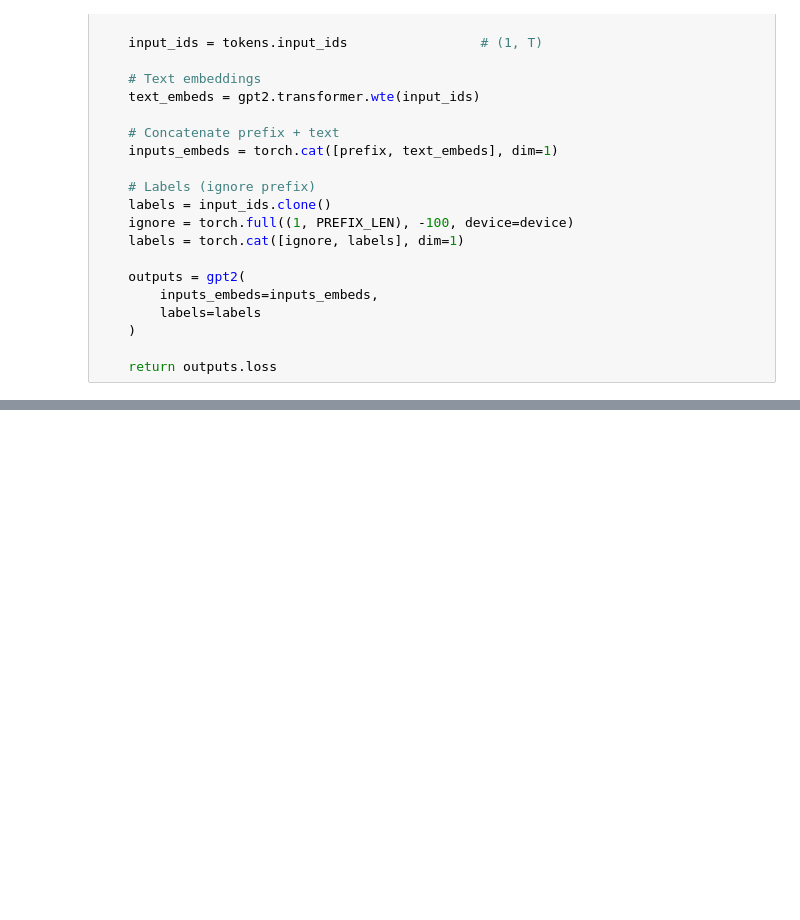
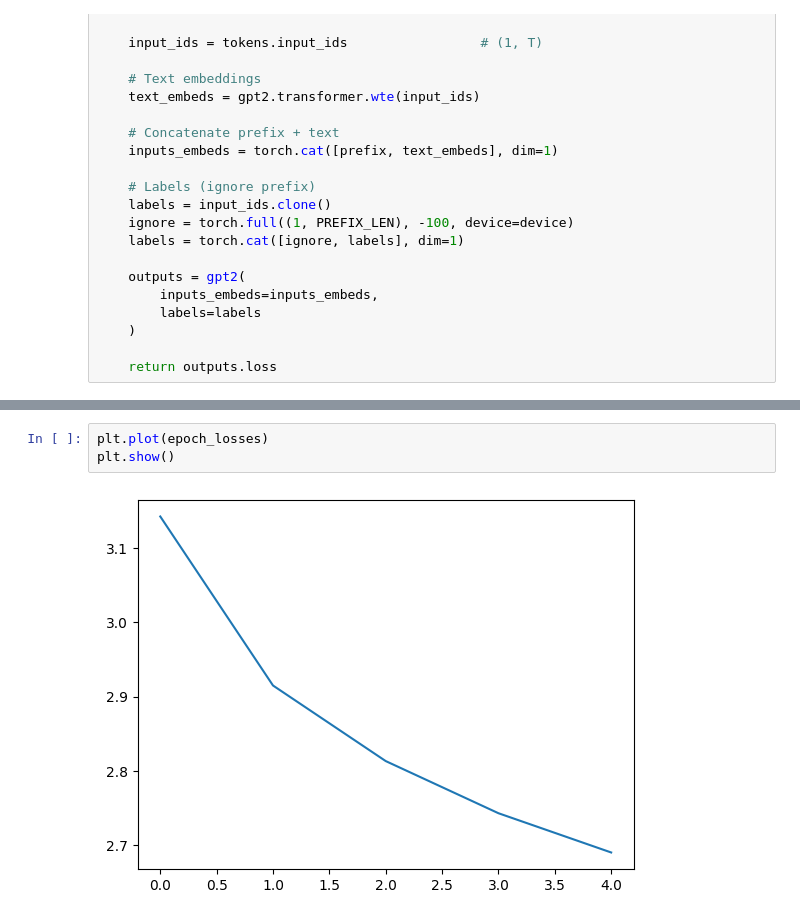
Before and after one commit to raccoon-42/audio-caption, a Jupyter notebook: 04_train/test.ipynb, the cells around one changed output, grey strips where cells are left out. Cells and saved outputs as stored; diff of their text form; blank space fills up the shorter version.

```diff
--- a/04_train/test.ipynb
+++ b/04_train/test.ipynb
@@ -139,0 +256,5 @@ NameError: name 'ds' is not defined
+# %%
+plt.plot(epoch_losses)
+plt.show()
+# %% [output]
+[figure, added]
```
Also changed, not shown: parts of 13 cells of this notebook, 3 other files.
